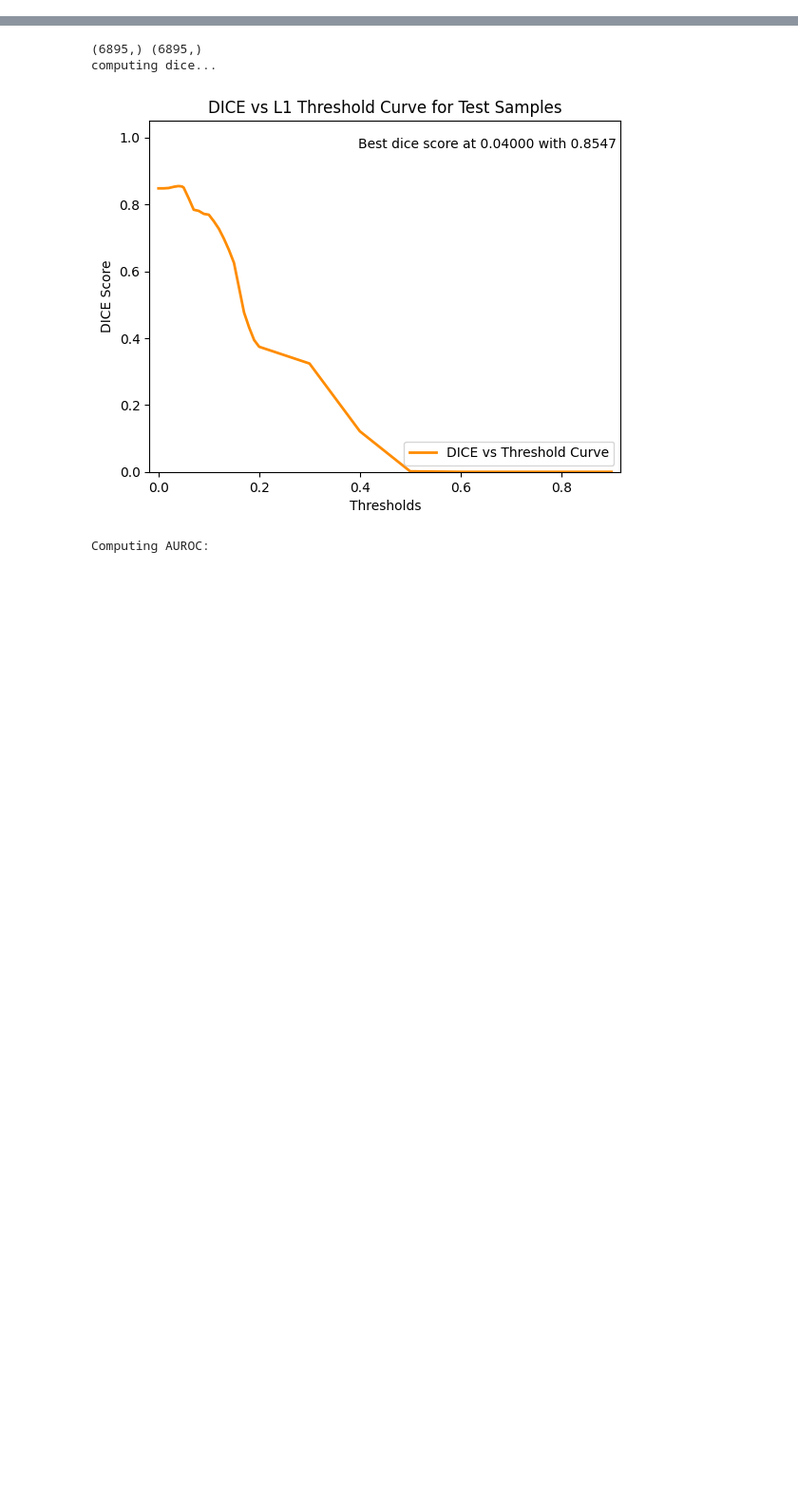
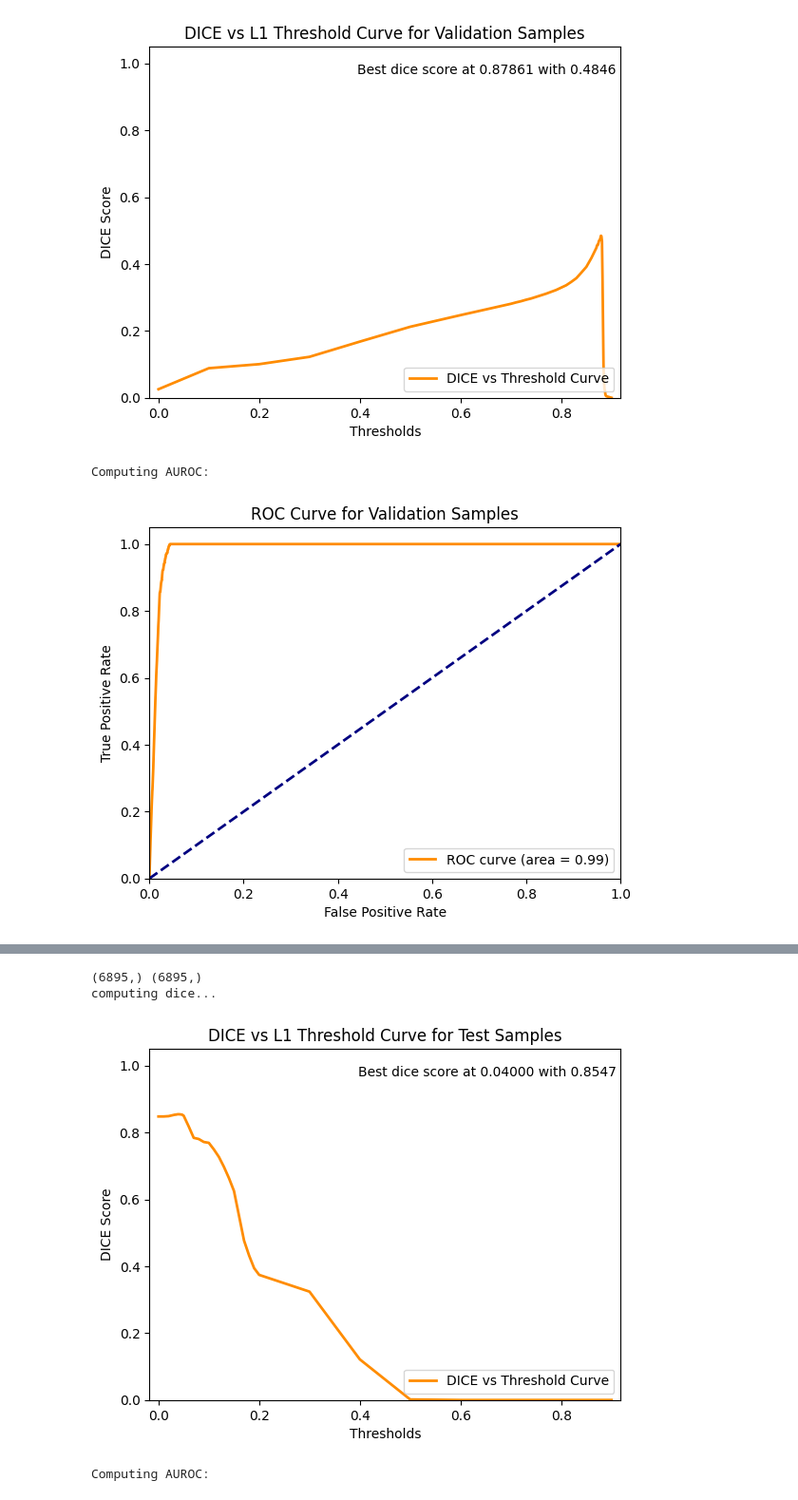
Before and after one commit to Retronomia/CS-274E-Brain-Segmentation, a Jupyter notebook: autoencoder.ipynb, the cells around one changed output, grey strips where cells are left out. Shown at 95% size. Cells and saved outputs as stored; diff of their text form; code cells hidden in the pictures; blank space fills up the shorter version.

```diff
--- a/autoencoder.ipynb
+++ b/autoencoder.ipynb
@@ -518,0 +675,77 @@ Computing AUPRC:
+# %%
+device = torch.device("cuda" if torch.cuda.is_available() else "cpu")
+from custommodels import AutoEnc
+
+
+encoderdict = dict()
+encoderdict['num_layers'] = 4 #14
+encoderdict['kernel_size'] = 5
+encoderdict['stride'] = 1
+encoderdict['padding'] = 0
+encoderdict['dilation'] = 1
+model = AutoEnc(**encoderdict).to(device)
+# %%
+best_metric = None
+best_metric_epoch = -1
+max_epochs = 4
+val_interval = 1
+chosen_loss = "L1"
+
+
+#max_epochs: 5,10,15,20
+#loss: "L1","L2"
+#learning rates: 1e4,45
+
+optimizer = torch.optim.Adam(model.parameters(), 5e-4)
+
+if chosen_loss=="L1":
+    loss_function = nn.L1Loss()
+    score_function = nn.L1Loss(reduction='none')
+elif chosen_loss=="L2":
+    loss_function = nn.MSELoss()
+    score_function = nn.MSELoss(reduction='none')
+else:
+    raise ValueError(f"chosen loss {chosen_loss} invalid")
+for epoch in range(max_epochs):
+    print("-" * 10)
+    print(f"epoch {epoch + 1}/{max_epochs}")
+    epoch_loss = train(model,train_loader,optimizer,loss_function)
+    print(f"TRAIN: epoch {epoch + 1} average loss: {epoch_loss:.4f}")
+
+    if (epoch + 1) % val_interval == 0:
+        model.eval()
+        with torch.no_grad():
+            loss_values, y_pred,y_mask,y_true = score(model,val_loader,loss_function)
+
+            y_stat = score_function(y_pred,y_true)
+
+
+            y_mask_np = np.array([i.numpy() for i in decollate_batch(y_mask, detach=False)])
+            #y_true_np = np.array([i.numpy() for i in decollate_batch(y_true,detach=False)])
+            #y_pred_np = np.array([i.numpy() for i in decollate_batch(y_pred)])
+
+            reconstruction_err = np.sum(loss_values)
+            avg_reconstruction_err = np.mean(loss_values)
+            if best_metric == None or avg_reconstruction_err < best_metric:
+                best_metric = avg_reconstruction_err
+                best_metric_epoch = epoch + 1
+
+
+            #print(np.unique(y_stat),np.unique(y_mask_np))
+            #print("min",torch.min(y_stat),"max",torch.max(y_stat))
+            diff_auc,diff_auprc,diceScore,diceThreshold = metrics(y_stat,y_mask_np,"Validation",epoch+1)
+
+            print(
+                f"current epoch: {epoch + 1}",
+                f"\ncurrent L1 reconstruction error mean: {avg_reconstruction_err:.4f}",
+                f"\nAUROC: {diff_auc:.4f}",
+                f"\nAUPRC: {diff_auprc:.4f}",
+                f"\nDICE score: {diceScore:.4f}",
+                f"\nThreshold: {diceThreshold:.4f}",
+                f"\nbest L1 reconstruction error mean: {best_metric:.4f} at epoch: {best_metric_epoch}"
+            )
+print(f"train completed, best_metric: {best_metric:.4f} "f"at epoch: {best_metric_epoch}")
+modelsavedloc = os.path.join(root_dir,"ae_model.pth")
+torch.save(model.state_dict(), modelsavedloc)
+print(f"Saved model at {modelsavedloc}.")
+# %% [output]
@@ -518,0 +769,3 @@ Computing AUPRC:
+[figure, added]
+Computing AUROC:
+[figure, added]
```
Also changed, not shown: parts of 28 cells of this notebook, 25 other files.
